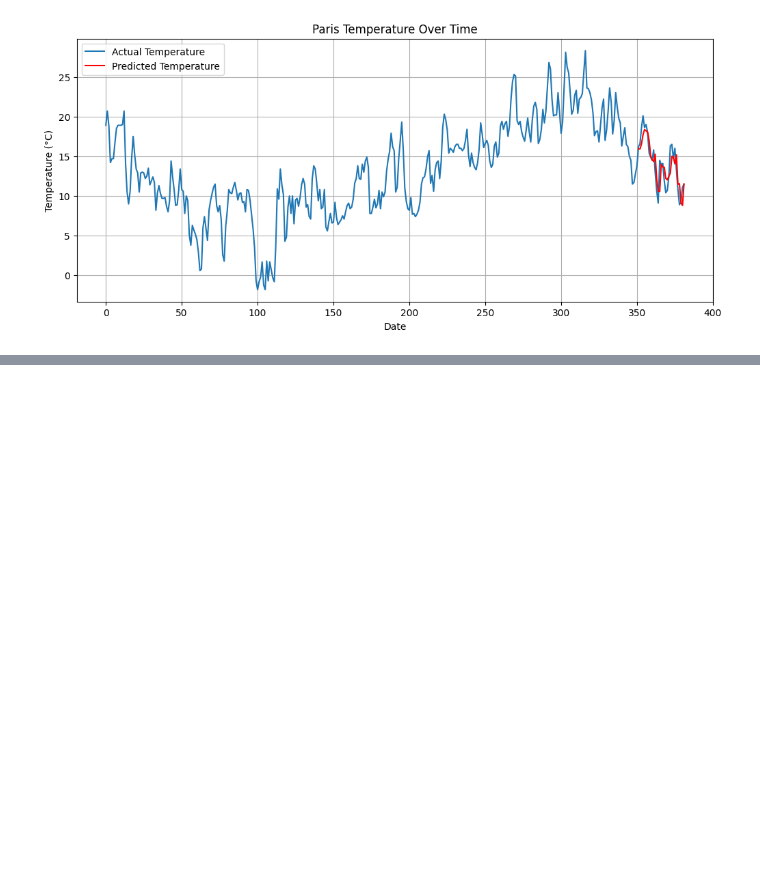
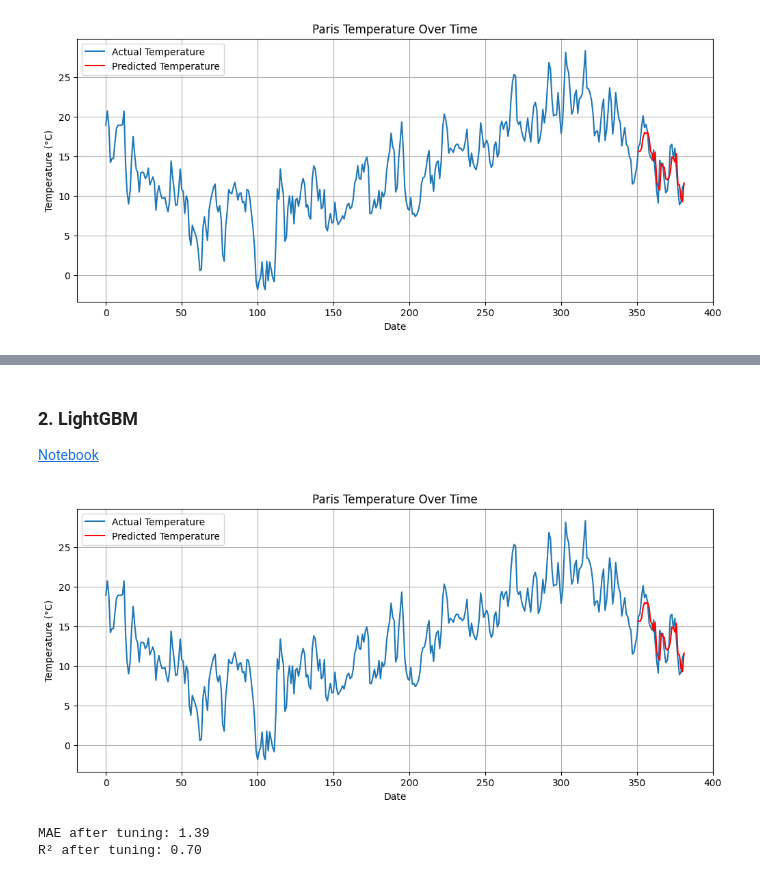
Before and after one commit to qviuqh/Paris-Temperature-Forecasting, a Jupyter notebook: report.ipynb, the cells around one changed output, grey strips where cells are left out. Saved outputs shown, nothing was run; the diff lists cells and outputs as text; code cells hidden in the pictures; blank space fills up the shorter version.

```diff
--- a/report.ipynb
+++ b/report.ipynb
@@ -596,0 +640,4 @@ R² after tuning: 0.72
+# %% [markdown]
+### **2. LightGBM**
+
+[Notebook](https://www.kaggle.com/code/tronnt/lgbm-modeling)
@@ -596,0 +648,25 @@ R² after tuning: 0.72
+# %%
+y_pred_ = model_lightGBM.predict(X_test)
+y_pred_ = pd.Series(y_pred,index=range(351,382))
+# %%
+# Plot Paris temperature over time
+plt.figure(figsize=(12, 5))
+plt.plot(X["temp"], linestyle='-', label="Actual Temperature")
+plt.plot(y_pred_, linestyle='-', label="Predicted Temperature", color="red")
+plt.title("Paris Temperature Over Time")
+plt.xlabel("Date")
+plt.ylabel("Temperature (°C)")
+plt.legend()
+plt.grid(True)
+plt.show()
+# %% [output]
+[figure, added]
+# %%
+mae = mean_absolute_error(y_test, y_pred_)
+print(f"MAE after tuning: {mae:.2f}")
+
+r2 = r2_score(y_test, y_pred_)
+print(f"R² after tuning: {r2:.2f}")
+# %% [output]
+MAE after tuning: 1.39
+R² after tuning: 0.70
```
Also changed, not shown: parts of 18 cells of this notebook.
